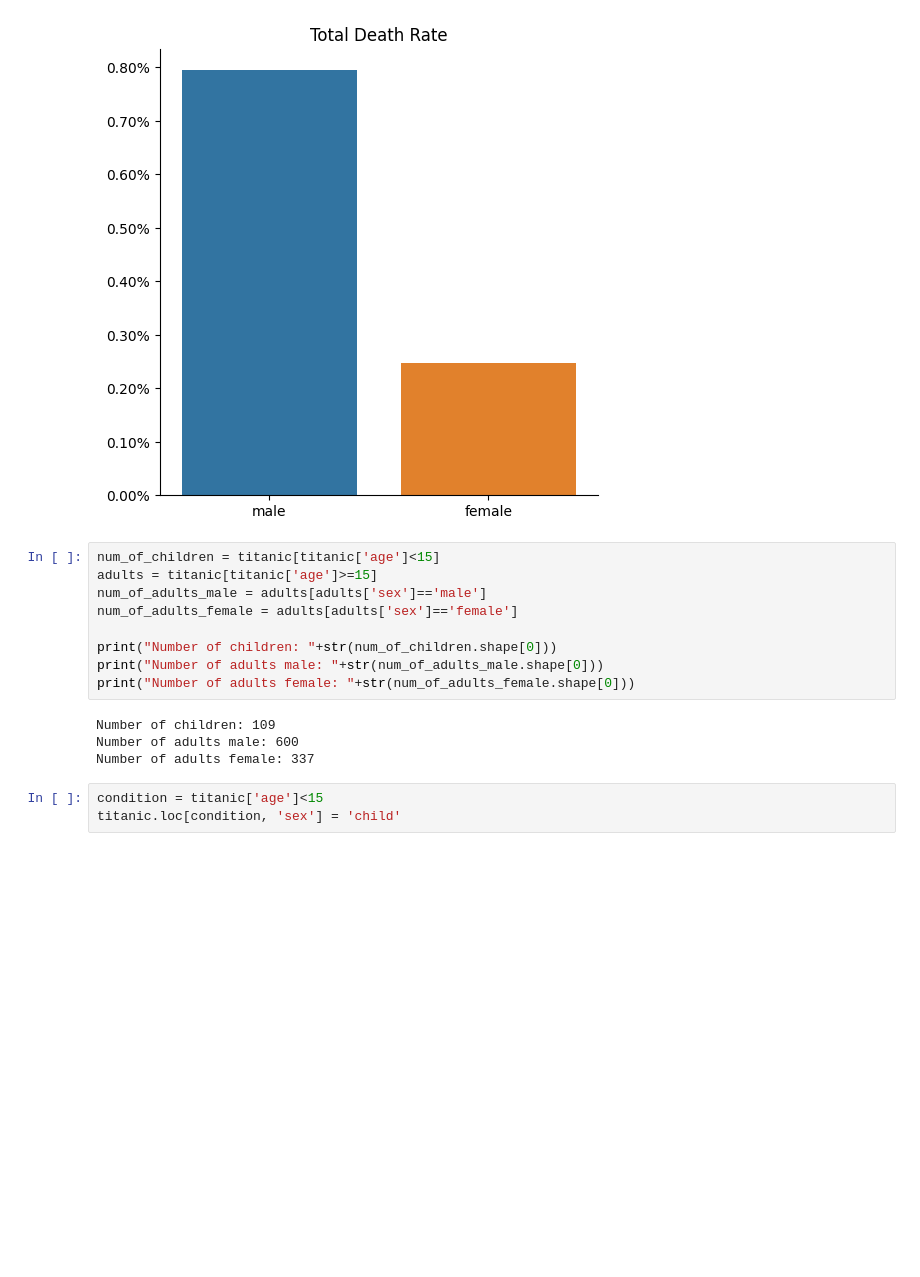
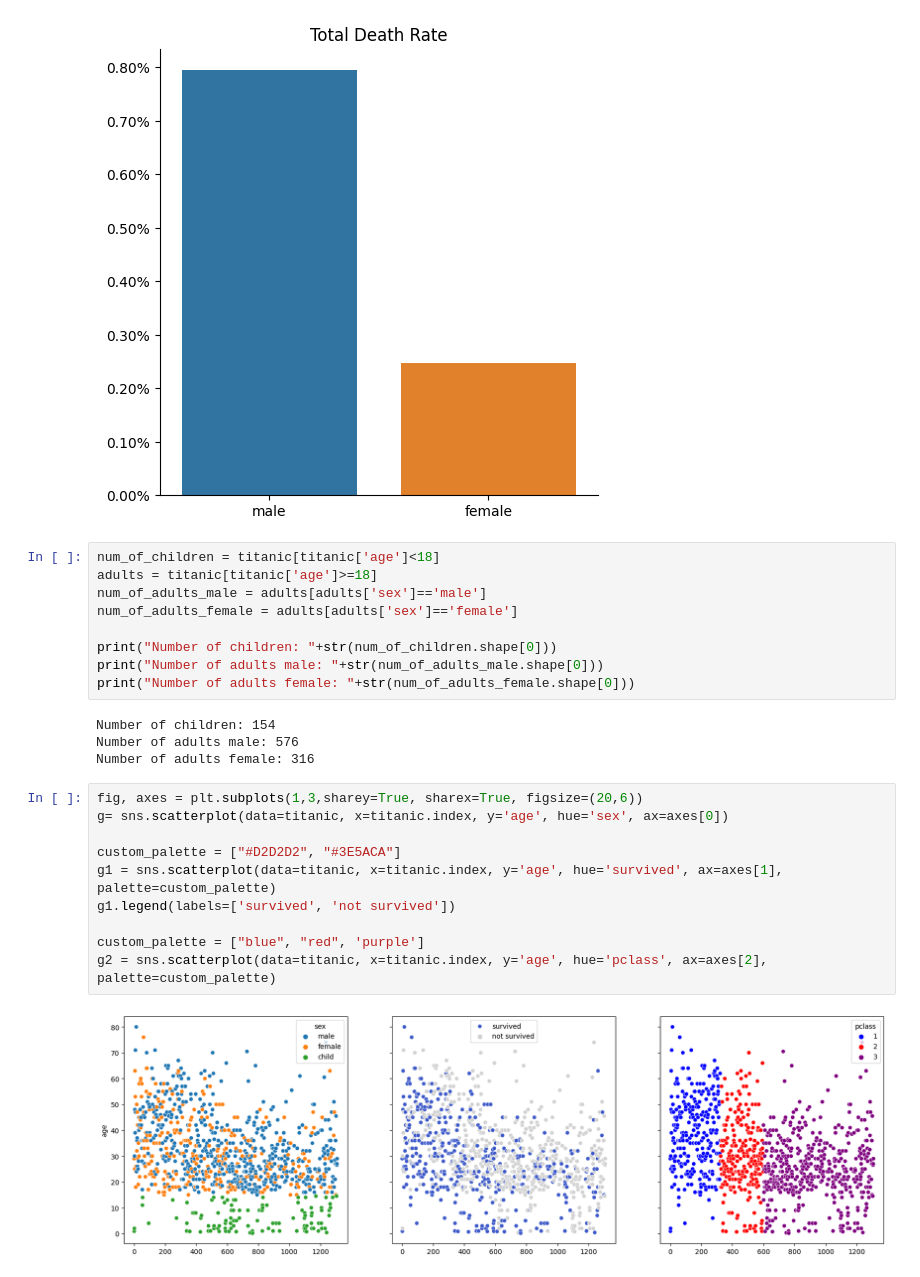
Before and after one commit to eng-robsonsampaio/data-science, a Jupyter notebook: Class 2/assignment1.ipynb, the cells around one changed output. Cells and saved outputs as stored; diff of their text form; blank space fills up the shorter version.

```diff
--- a/Class 2/assignment1.ipynb
+++ b/Class 2/assignment1.ipynb
@@ -106,8 +106,8 @@ fig.set(title='Total Death Rate')
 <seaborn.axisgrid.FacetGrid at 0x...>
 [figure]
 # %%
-num_of_children = titanic[titanic['age']<15]
-adults = titanic[titanic['age']>=15]
+num_of_children = titanic[titanic['age']<18]
+adults = titanic[titanic['age']>=18]
 num_of_adults_male = adults[adults['sex']=='male']
 num_of_adults_female = adults[adults['sex']=='female']
 
@@ -115,9 +115,18 @@ print("Number of children: "+str(num_of_children.shape[0]))
 print("Number of adults male: "+str(num_of_adults_male.shape[0]))
 print("Number of adults female: "+str(num_of_adults_female.shape[0]))
 # %% [output]
-Number of children: 109
-Number of adults male: 600
-Number of adults female: 337
+Number of children: 154
+Number of adults male: 576
+Number of adults female: 316
-# %%
-condition = titanic['age']<15
-titanic.loc[condition, 'sex'] = 'child'
+# %%
+fig, axes = plt.subplots(1,3,sharey=True, sharex=True, figsize=(20,6))
+g= sns.scatterplot(data=titanic, x=titanic.index, y='age', hue='sex', ax=axes[0])
+
+custom_palette = ["#D2D2D2", "#3E5ACA"]
+g1 = sns.scatterplot(data=titanic, x=titanic.index, y='age', hue='survived', ax=axes[1], palette=custom_palette)
+g1.legend(labels=['survived', 'not survived'])
+
+custom_palette = ["blue", "red", 'purple']
+g2 = sns.scatterplot(data=titanic, x=titanic.index, y='age', hue='pclass', ax=axes[2], palette=custom_palette)
+# %% [output]
+[figure, added]
```
Also changed, not shown: parts of 5 cells of this notebook, 1 other file.
